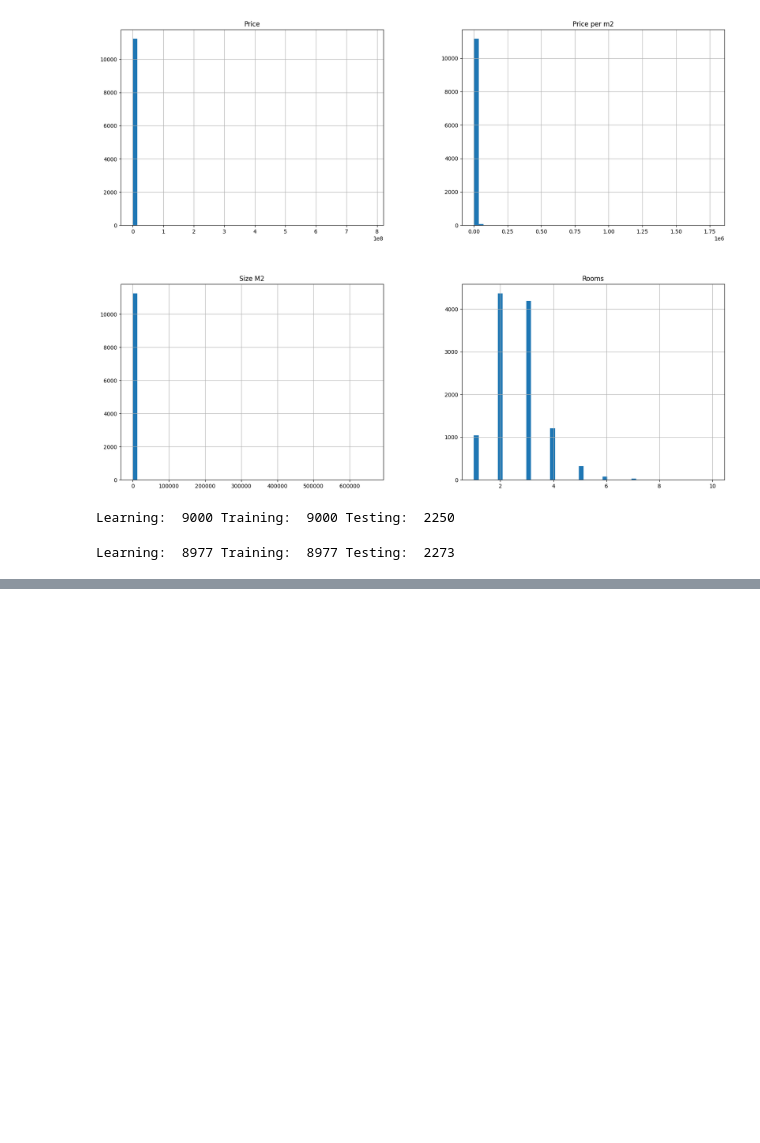
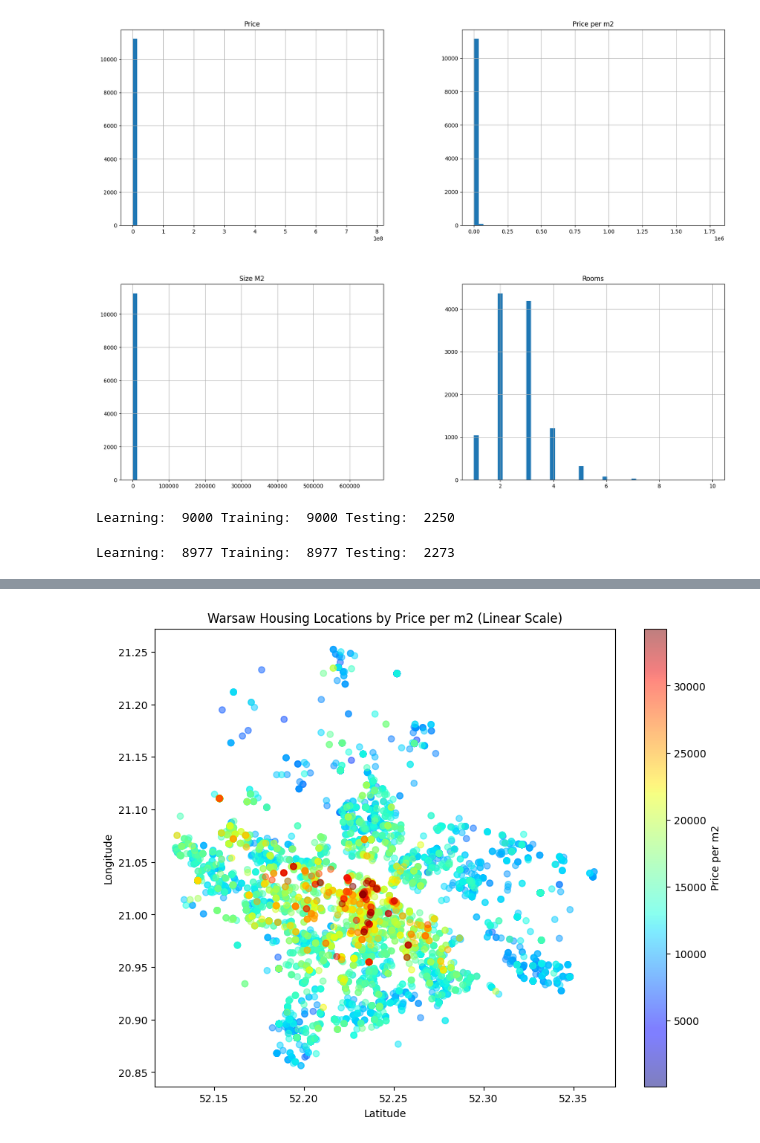
Before and after one commit to JakubGralinski/PropertyScrapper, a Jupyter notebook: properties.ipynb, the cells around one changed output, grey strips where cells are left out. Cells and saved outputs as stored; diff of their text form; code cells hidden in the pictures; blank space fills up the shorter version.

```diff
--- a/properties.ipynb
+++ b/properties.ipynb
@@ -138,0 +300,29 @@ Learning:  8977 Training:  8977 Testing:  2273
+# %%
+import matplotlib.pyplot as plt
+
+# Sort so higher prices are drawn last
+housing_warsaw_sorted = housing_warsaw_filtered.sort_values(by="Price per m2", ascending=True)
+
+price_min = housing_warsaw_sorted["Price per m2"].min()
+price_max = housing_warsaw_sorted["Price per m2"].max()
+
+plt.figure(figsize=(10, 8))
+scatter = plt.scatter(
+    housing_warsaw_sorted["Latitude"],
+    housing_warsaw_sorted["Longitude"],
+    alpha=0.5,
+    c=housing_warsaw_sorted["Price per m2"],
+    cmap=plt.get_cmap("jet"),
+
+    vmin=price_min,
+    vmax=price_max
+)
+
+plt.xlabel("Latitude")
+plt.ylabel("Longitude")
+plt.title("Warsaw Housing Locations by Price per m2 (Linear Scale)")
+cbar = plt.colorbar(scatter)
+cbar.set_label("Price per m2")
+plt.show()
+# %% [output]
+[figure, added]
```
Also changed, not shown: parts of 9 cells of this notebook.
